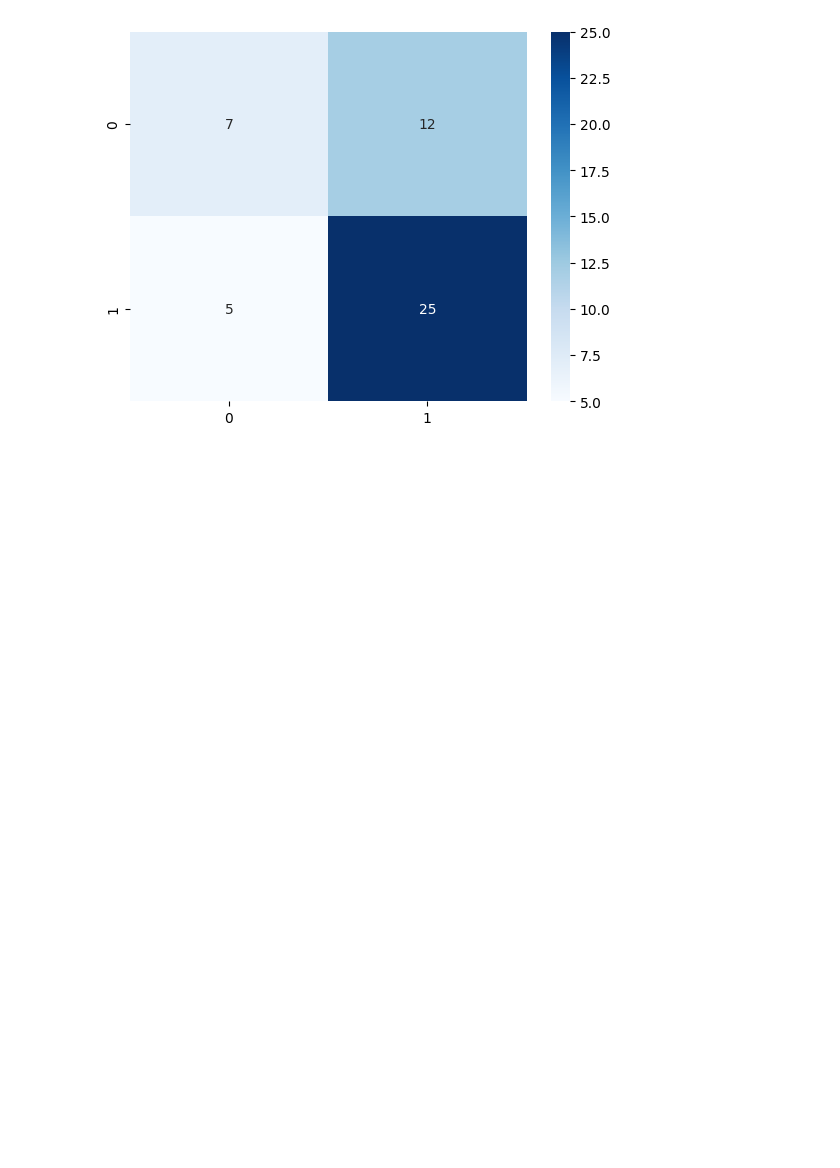
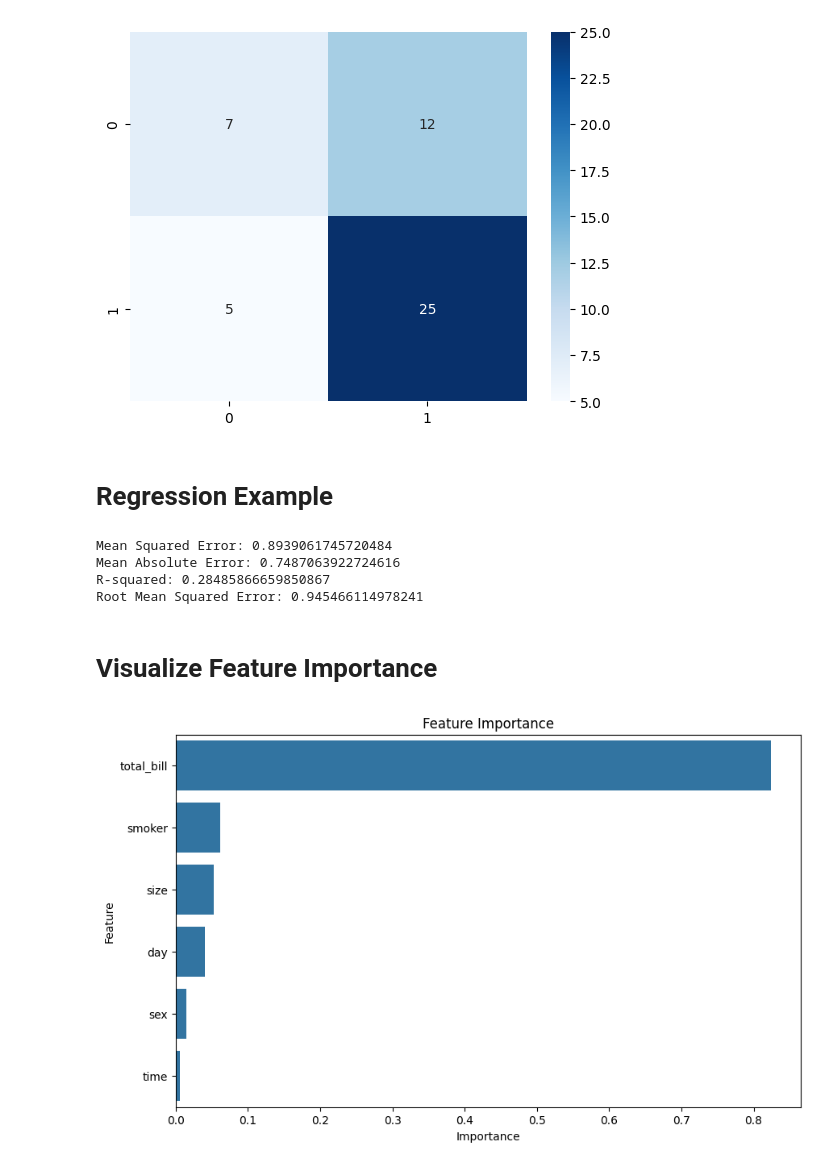
Before and after one commit to zainab0077/Six-months-of-AI-and-Data-Science-Mentorship-Program, a Jupyter notebook: 08_machine_learning/15_random_forest.ipynb, the cells around one changed output. Saved outputs shown, nothing was run; the diff lists cells and outputs as text; code cells hidden in the pictures; blank space fills up the shorter version.

```diff
--- a/08_machine_learning/15_random_forest.ipynb
+++ b/08_machine_learning/15_random_forest.ipynb
@@ -67,3 +71,46 @@ sns.heatmap(confusion_matrix(y_test,y_pred),annot=True,fmt='d',cmap='Blues')
 weighted avg       0.64      0.65      0.63        49
 <Axes: >
 [figure]
+# %% [markdown]
+# Regression Example
+# %%
+# Create feature set and target variable
+X = df.drop('tip',axis=1)
+y = df['tip']
+
+# Split the dataset into training and testing sets
+X_train, X_test, y_train, y_test = train_test_split(X, y, test_size=0.2, random_state=42)
+
+# Create and fit the model
+model = RandomForestRegressor(n_estimators=200,max_depth=5,criterion='friedman_mse',random_state=42)
+model.fit(X_train,y_train)
+
+# Make predictions
+y_pred = model.predict(X_test)
+
+# Evaluate the model
+print("Mean Squared Error:", mean_squared_error(y_test, y_pred))
+print("Mean Absolute Error:", mean_absolute_error(y_test, y_pred))
+print("R-squared:", r2_score(y_test, y_pred))
+print("Root Mean Squared Error:", root_mean_squared_error(y_test, y_pred))
+# %% [output]
+Mean Squared Error: 0.8939061745720484
+Mean Absolute Error: 0.7487063922724616
+R-squared: 0.28485866659850867
+Root Mean Squared Error: 0.945466114978241
+# %% [markdown]
+# Visualize Feature Importance
+# %%
+# Visualize feature importance
+feature_importances = model.feature_importances_
+feature_names = X.columns
+importance_df = pd.DataFrame({'Feature': feature_names, 'Importance': feature_importances})
+importance_df = importance_df.sort_values(by='Importance', ascending=False)
+plt.figure(figsize=(10, 6))
+sns.barplot(x='Importance', y='Feature', data=importance_df)
+plt.xlabel('Importance')
+plt.ylabel('Feature')
+plt.title('Feature Importance')
+plt.show()
+# %% [output]
+[figure, added]
```
Also changed, not shown: parts of 4 cells of this notebook.
